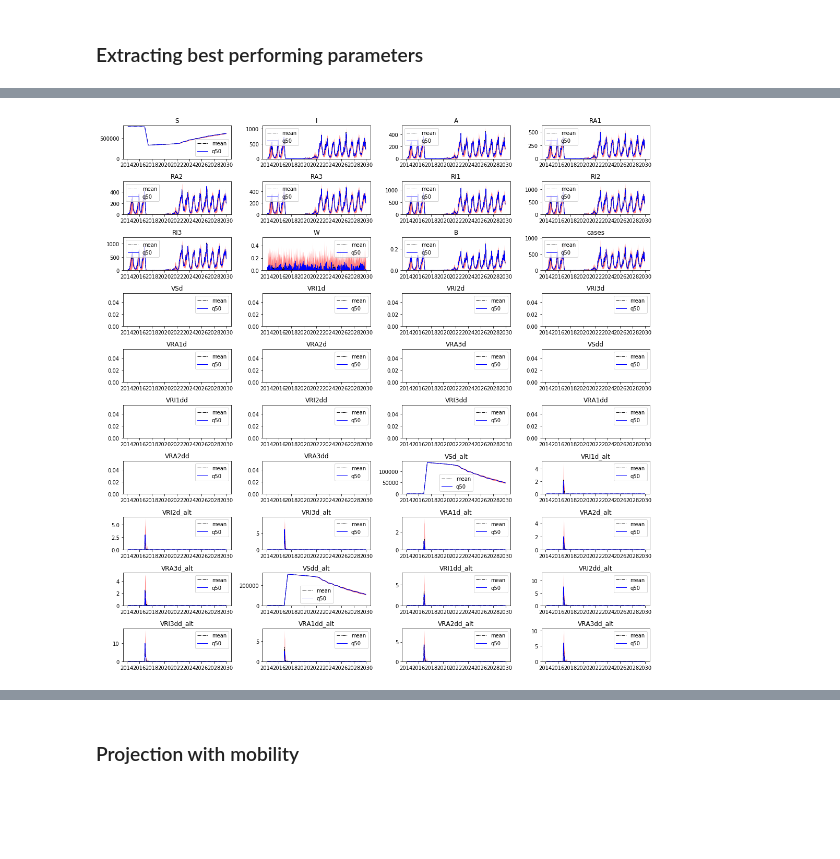
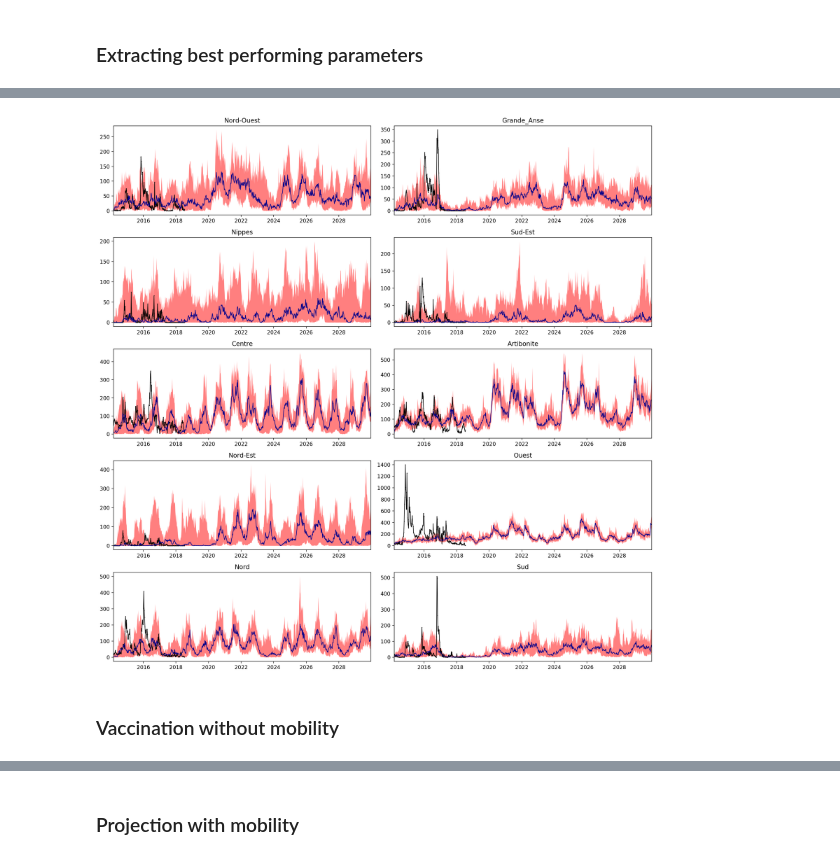
Before and after one commit to jcblemai/haiti-mass-ocv-campaign, a Jupyter notebook: forecast.ipynb, the cells around one changed output, grey strips where cells are left out. Cells and saved outputs as stored; diff of their text form; code cells hidden in the pictures; blank space fills up the shorter version.

```diff
--- a/forecast.ipynb
+++ b/forecast.ipynb
@@ -23,7 +23,7 @@ rainfall = pd.read_csv('haiti-data/fromAzman/rainfall.csv', index_col = 0, parse
 cases    = pd.read_csv('haiti-data/fromAzman/cases_corrected.csv', index_col=0, parse_dates =True)
 
 
-compartments = ['S', 'I', 'A', 'RA1', 'RA2', 'RA3', 'RI1', 'RI2', 'RI3', 'W', 'B', 'cases',
+compartments = ['S', 'I', 'A', 'RA1', 'RA2', 'RA3', 'RI1', 'RI2', 'RI3', 'W', 'B', 'cases', 'C',
                  "VSd", "VRI1d", "VRI2d", "VRI3d", "VRA1d", "VRA2d", "VRA3d",
                  "VSdd", "VRI1dd", "VRI2dd", "VRI3dd", "VRA1dd", "VRA2dd", "VRA3dd",
                  "VSd_alt", "VRI1d_alt", "VRI2d_alt", "VRI3d_alt", "VRA1d_alt", "VRA2d_alt", "VRA3d_alt",
@@ -84,7 +84,8 @@ covar_init.to_csv('covar_mob.csv', index_label='date')
 all_data = {}
 #all_params = {}
 for i, dp in enumerate(dept_avail):
-#for i, dp in enumerate(['Artibonite']):
+#for i, dp in enumerate(['Artibonite', 'Nord-Est', 'Ouest']):
+
     dept_data = {}
     robjects.r('departement <- "' + dp + '"')
     robjects.r('output_dir <- "' + output_dir + '"')
@@ -96,7 +97,13 @@ for i, dp in enumerate(dept_avail):
     robjects.r('r_v_year <- 0')
     robjects.r('cases_ext <- 1')
     if dp == 'Artibonite':
-        robjects.r('calib_corr <- ' + str((cases[t_start:].mean().sum() - cases[t_start:][dp].mean())/6))
+        robjects.r('calib_corr <- ' + str((cases[t_start:].mean().sum() - cases[t_start:][dp].mean())/10))
+    elif (dp == 'Nord-Est'):
+        robjects.r('calib_corr <- ' + str((cases[t_start:].mean().sum() - cases[t_start:][dp].mean())*8))
+    elif ((dp == 'Sud-Est') or (dp == 'Nippes')):
+        robjects.r('calib_corr <- ' + str((cases[t_start:].mean().sum() - cases[t_start:][dp].mean())*5))
+    elif dp == 'Ouest':
+        robjects.r('calib_corr <- ' + str((cases[t_start:].mean().sum() - cases[t_start:][dp].mean())/15))
     else:
         robjects.r('calib_corr <- ' + str(cases[t_start:].mean().sum() - cases[t_start:][dp].mean()))
 
@@ -153,29 +166,32 @@ params_disp
 # %%
 ti = input_parameters['t_start']
+#ti = input_parameters['t_end']
 tf = t_for
-tf = datetime.date(2018,7,21)
+#tf = datetime.date(2018,7,21)
 
-fig, axes = plt.subplots((len(all_data))//2, 2, figsize=(20,15), squeeze = True);
+fig, axes = plt.subplots((len(all_data))//2, 2, figsize=(15,15), squeeze = True, dpi = 200);
 fig.patch.set_facecolor('white')
 axes = axes.flatten();
 for i, dp in enumerate(dept_avail):
-#for i, dp in enumerate(['Artibonite']):
+#for i, dp in enumerate(['Artibonite', 'Nord-Est', 'Ouest']):
 
-    axt =  axes[i].twinx()
+    #axt =  axes[i].twinx()
     axes[i].plot(cases[dp][t_start:][ti:tf], marker='.', linestyle='-',color='k', linewidth=1, markersize=1 )
     axes[i].fill_between(all_data[dp]['cases']['q05'][ti:tf].index, all_data[dp]['cases']['q05'][ti:tf], all_data[dp]['cases']['q95'][ti:tf], alpha = .5, color = 'red', linewidth = 0)
     #axes[i].plot(all_data[dp]['cases']['mean'], linewidth=1, alpha = 1,linestyle='-.', color = 'black')
     axes[i].plot(all_data[dp]['cases']['q50'][ti:tf], alpha = 1,linestyle='-', linewidth = 1, color = 'darkblue')
     #axt.bar(pd.date_range(t_start,t_for, freq='W-SAT')[ti:tf].date, rain[dp].resample('W-SAT').sum()[t_start:t_for][ti:tf],
     #            label = r'Rainfall', color = 'darkblue', width=7, alpha = 1)
 
     axes[i].set_title(dp)
-    axes[i].set_ylim(0)
-    axt.set_ylim(2*max(rain[dp].resample('W-SAT').sum()[t_start:t_for]),0) # check if only reverse y
+    #axes[i].set_ylim(0, 300)
+    #axt.set_ylim(2*max(rain[dp].resample('W-SAT').sum()[t_start:t_for]),0) # check if only reverse y
     axes[i].set_xlim(ti, tf)
     #axes[i].legend()
 
 fig.tight_layout()
+# %% [output]
+[figure, added]
 # %%
 import seaborn as sns
 sns.pairplot(params_disp, markers = '.')
@@ -192,8 +208,6 @@ for i, comp in enumerate(compartments):
     axes[i].set_ylim(0)
 
 fig.tight_layout()
-# %% [output]
-[figure, removed]
 # %%
 class VaccinationScenario():
 
@@ -243,2 +263,4 @@ S3 = VaccinationScenario(5, 3.33, 1.67, 95)
+# %% [markdown]
+### Vaccination without mobility
 # %%
 # Running simulation:
```
Also changed, not shown: parts of 27 cells of this notebook.
